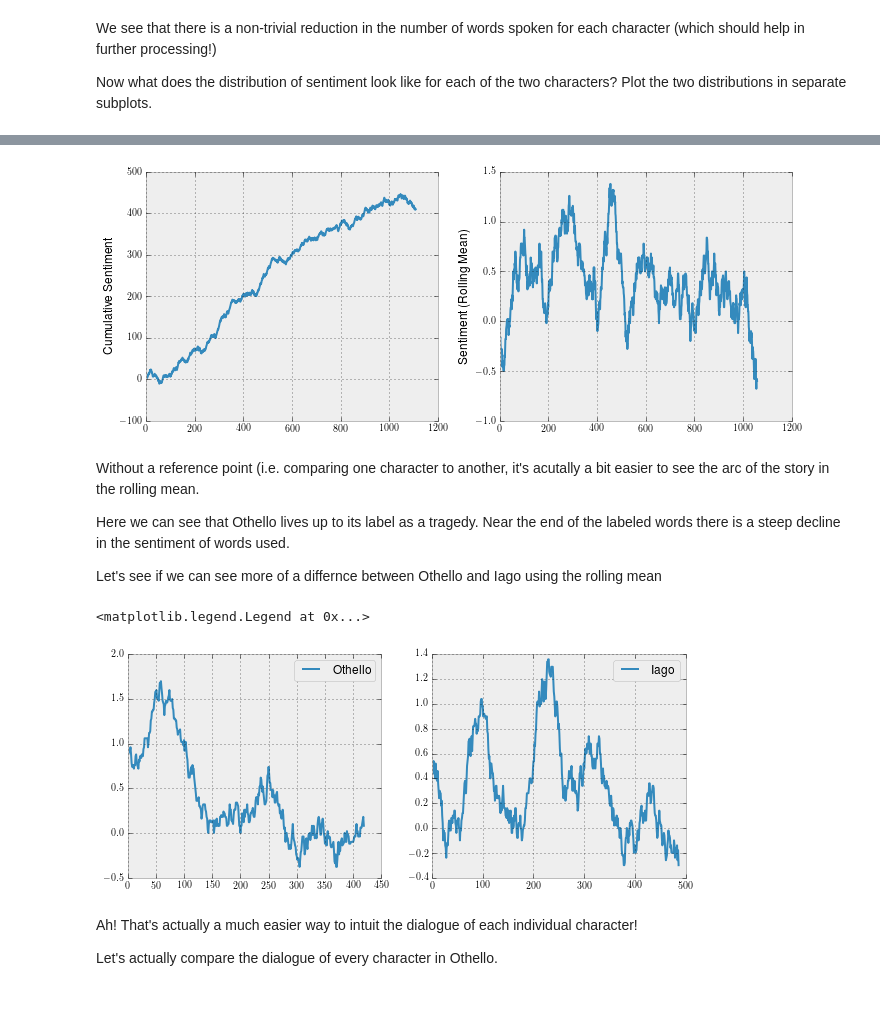
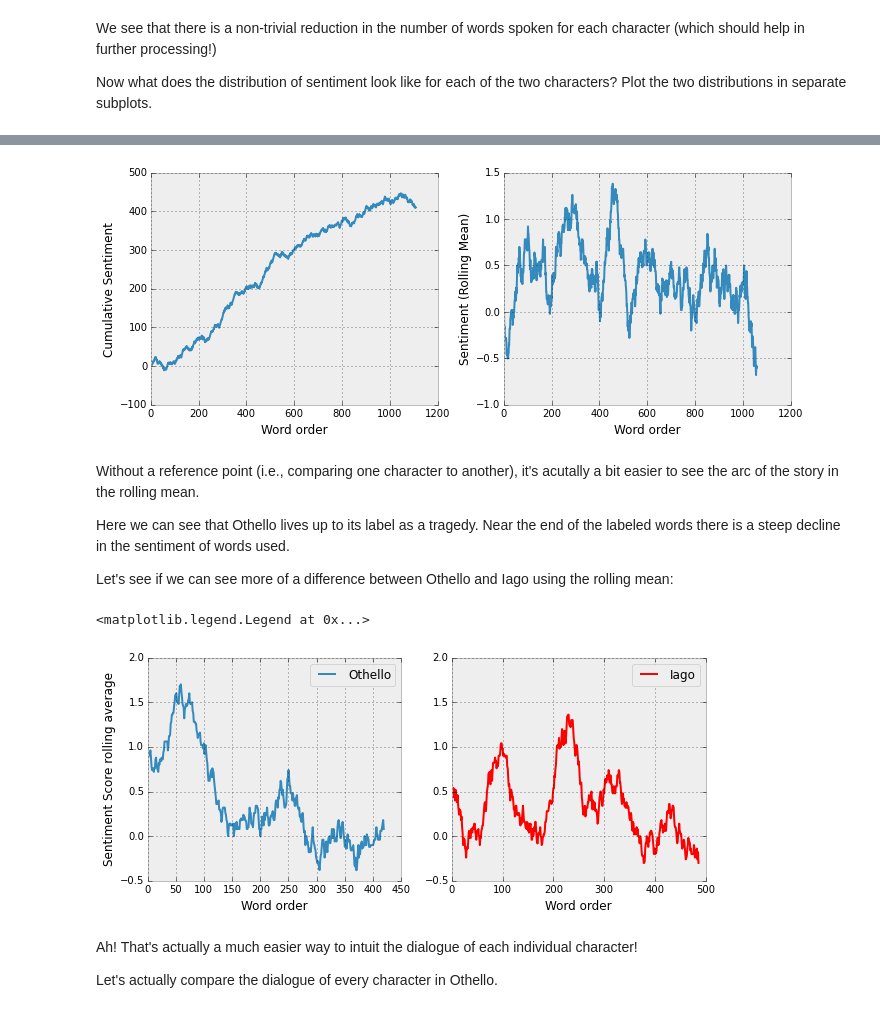
Before and after one commit to amarallab/Introduction-to-Python-Programming-and-Data-Science, a Jupyter notebook: Lessons/Day5_pm2_Sentiment-Analysis.ipynb, the cells around one changed output, grey strips where cells are left out. Saved outputs shown, nothing was run; the diff lists cells and outputs as text; code cells hidden in the pictures.

```diff
--- a/Lessons/Day5_pm2_Sentiment-Analysis.ipynb
+++ b/Lessons/Day5_pm2_Sentiment-Analysis.ipynb
@@ -34,7 +34,7 @@ There are actually many ways to rate the positive or negative sentiment of a wor
 
 There are many dictionaries that people have created to analyze sentiment, for our uses today we will use the AFINN dictionary that is provided in `Data/`
 # %%
-afinn_list = [l.strip().split() for l in open('../Data/AFINN/AFINN-111.txt').readlines()]
+afinn_list = [l.strip().split() for l in open('../Data/AFINN/AFINN-111.txt', encoding = 'utf-8').readlines()]
 print(afinn_list[:10])
 # %% [output]
 [['abandon', '-2'], ['abandoned', '-2'], ['abandons', '-2'], ['abducted', '-2'], ['abduction', '-2'], ['abductions', '-2'], ['abhor', '-3'], ['abhorred', '-3'], ['abhorrent', '-3'], ['abhors', '-3']]
@@ -61,3 +68,5 @@ To start with, let's look at the words with sentiment in the example text.
 example_text = "Adam is totally cool. You should come to his class"
 # %%
 ###Place your code here
+words = example_text.split()
+print(words)
@@ -192,7 +204,7 @@ def find_character_dialogue(character_name, text):
                 pass
     return dialogue
 
-complete_works = open('../Data/Shakespeare.txt').read()
+complete_works = open('../Data/Shakespeare.txt', encoding = 'utf-8').read()
 #Cut off the beginning plays
 othello_full = complete_works.split('OTHELLO, MOOR OF VENICE\n\nby William Shakespeare\n\n\n\n')[1]
 #Cut off the plays after
@@ -213,4 +225,6 @@ othello_preamble = emessage_split[0]
 othello_clean_text = ''.join(emessage_split[1:])
 othello_lines = othello_clean_text.split('\n')
 othellos_dialogue = [strip_punctuation(w) for w in find_character_dialogue('OTHELLO.', othello_lines)]
+print("Othello dialogue size", len( othellos_dialogue))
 iagos_dialogue = [strip_punctuation(w) for w in find_character_dialogue('IAGO.', othello_lines)]
+print("Iago dialogue size", len( iagos_dialogue))
@@ -309,36 +336,42 @@ fig = plt.figure(figsize = (10, 4))
 ax = fig.add_subplot(121)
 ax.plot(np.cumsum(play_sentiment), label='Othello')
 ax.set_ylabel('Cumulative Sentiment')
+ax.set_xlabel('Word order')
 #Rolling mean
 ax2 = fig.add_subplot(122)
 ax2.plot(rolling_mean(play_sentiment, 50))
 ax2.set_ylabel('Sentiment (Rolling Mean)')
+ax2.set_xlabel('Word order')
 #Graph features
 plt.tight_layout()
 # %% [output]
-[figure, old version]
+[figure, new version]
 # %% [markdown]
-Without a reference point (i.e. comparing one character to another, it's acutally a bit easier to see the arc of the story in the rolling mean.
+Without a reference point (i.e., comparing one character to another), it's acutally a bit easier to see the arc of the story in the rolling mean.
 
 Here we can see that Othello lives up to its label as a tragedy. Near the end of the labeled words there is a steep decline in the sentiment of words used.
 
-Let's see if we can see more of a differnce between Othello and Iago using the rolling mean
+Let's see if we can see more of a difference between Othello and Iago using the rolling mean:
 # %%
 #Your code here
 # %%
 #Answer
 
 fig = plt.figure(figsize = (10, 4))
 ax = fig.add_subplot(121)
 ax.plot(rolling_mean(othello_sentiment, 50), label='Othello')
+ax.set_ylabel('Sentiment Score rolling average')
+ax.set_xlabel('Word order')
 ax.legend(loc='best')
 #ax2
 ax2 = fig.add_subplot(122)
-ax2.plot(rolling_mean(iago_sentiment, 50), label='Iago')
+ax2.set_ylim([-0.5, 2.0])
+ax2.plot(rolling_mean(iago_sentiment, 50), color = "red", label='Iago')
+ax2.set_xlabel('Word order')
 ax2.legend(loc='best')
 # %% [output]
 <matplotlib.legend.Legend at 0x...>
-[figure, old version]
+[figure, new version]
 # %% [markdown]
 Ah! That's actually a much easier way to intuit the dialogue of each individual character!
 
```
Also changed, not shown: parts of 20 cells of this notebook.
